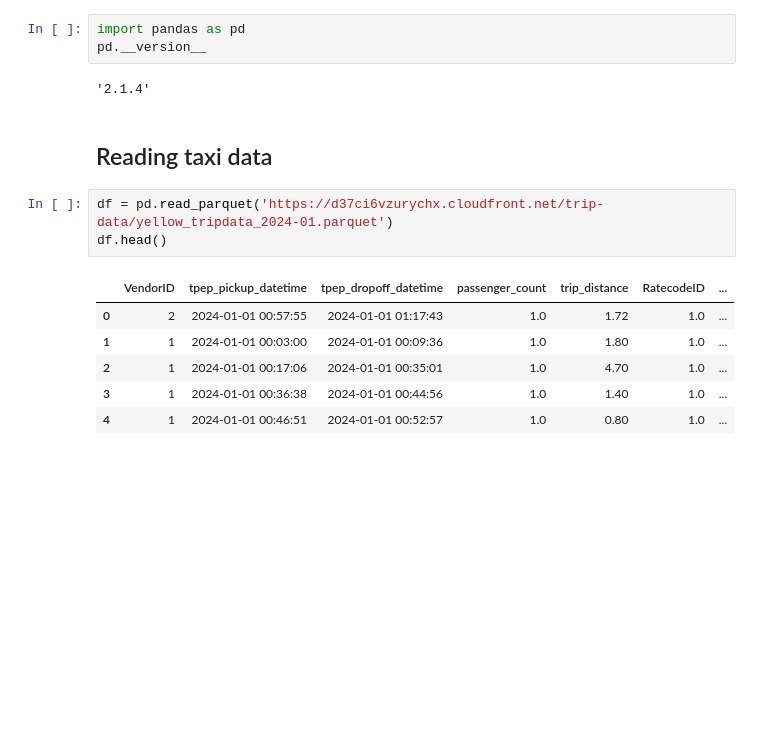
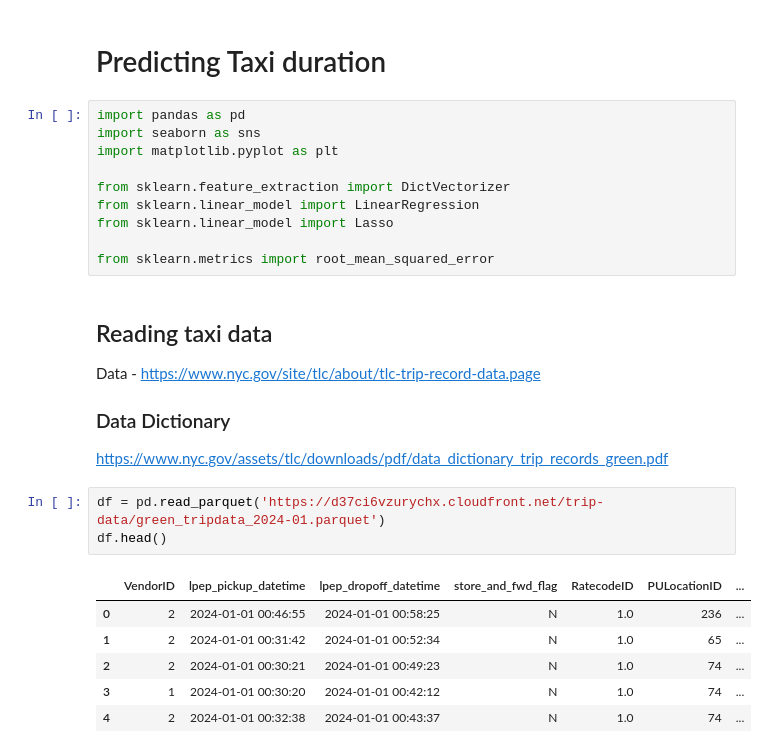
Before and after one commit to yashk1/MLOps-zoomcamp, a Jupyter notebook: 01-intro/homework.ipynb, the cells around one changed output. Saved outputs shown, nothing was run; the diff lists cells and outputs as text; blank space fills up the shorter version.

```diff
--- a/01-intro/homework.ipynb
+++ b/01-intro/homework.ipynb
@@ -1,17 +1,28 @@
+# %% [markdown]
+# Predicting Taxi duration
 # %%
 import pandas as pd
-pd.__version__
+import seaborn as sns
+import matplotlib.pyplot as plt
+
+from sklearn.feature_extraction import DictVectorizer
+from sklearn.linear_model import LinearRegression
+from sklearn.linear_model import Lasso
+
+from sklearn.metrics import root_mean_squared_error
-# %% [output]
-'2.1.4'
 # %% [markdown]
 ## Reading taxi data
+Data - https://www.nyc.gov/site/tlc/about/tlc-trip-record-data.page
+
+### Data Dictionary
+https://www.nyc.gov/assets/tlc/downloads/pdf/data_dictionary_trip_records_green.pdf
 # %%
-df = pd.read_parquet('https://d37ci6vzurychx.cloudfront.net/trip-data/yellow_tripdata_2024-01.parquet')
+df = pd.read_parquet('https://d37ci6vzurychx.cloudfront.net/trip-data/green_tripdata_2024-01.parquet')
 df.head()
 # %% [output]
-|  | VendorID | tpep_pickup_datetime | tpep_dropoff_datetime | passenger_count | trip_distance | RatecodeID | ... |
-| 0 | 2 | 2024-01-01 00:57:55 | 2024-01-01 01:17:43 | 1.0 | 1.72 | 1.0 | ... |
-| 1 | 1 | 2024-01-01 00:03:00 | 2024-01-01 00:09:36 | 1.0 | 1.80 | 1.0 | ... |
-| 2 | 1 | 2024-01-01 00:17:06 | 2024-01-01 00:35:01 | 1.0 | 4.70 | 1.0 | ... |
-| 3 | 1 | 2024-01-01 00:36:38 | 2024-01-01 00:44:56 | 1.0 | 1.40 | 1.0 | ... |
-| 4 | 1 | 2024-01-01 00:46:51 | 2024-01-01 00:52:57 | 1.0 | 0.80 | 1.0 | ... |
+|  | VendorID | lpep_pickup_datetime | lpep_dropoff_datetime | store_and_fwd_flag | RatecodeID | PULocationID | ... |
+| 0 | 2 | 2024-01-01 00:46:55 | 2024-01-01 00:58:25 | N | 1.0 | 236 | ... |
+| 1 | 2 | 2024-01-01 00:31:42 | 2024-01-01 00:52:34 | N | 1.0 | 65 | ... |
+| 2 | 2 | 2024-01-01 00:30:21 | 2024-01-01 00:49:23 | N | 1.0 | 74 | ... |
+| 3 | 1 | 2024-01-01 00:30:20 | 2024-01-01 00:42:12 | N | 1.0 | 74 | ... |
+| 4 | 2 | 2024-01-01 00:32:38 | 2024-01-01 00:43:37 | N | 1.0 | 74 | ... |
```
Also changed, not shown: parts of 28 cells of this notebook, 5 other files.
